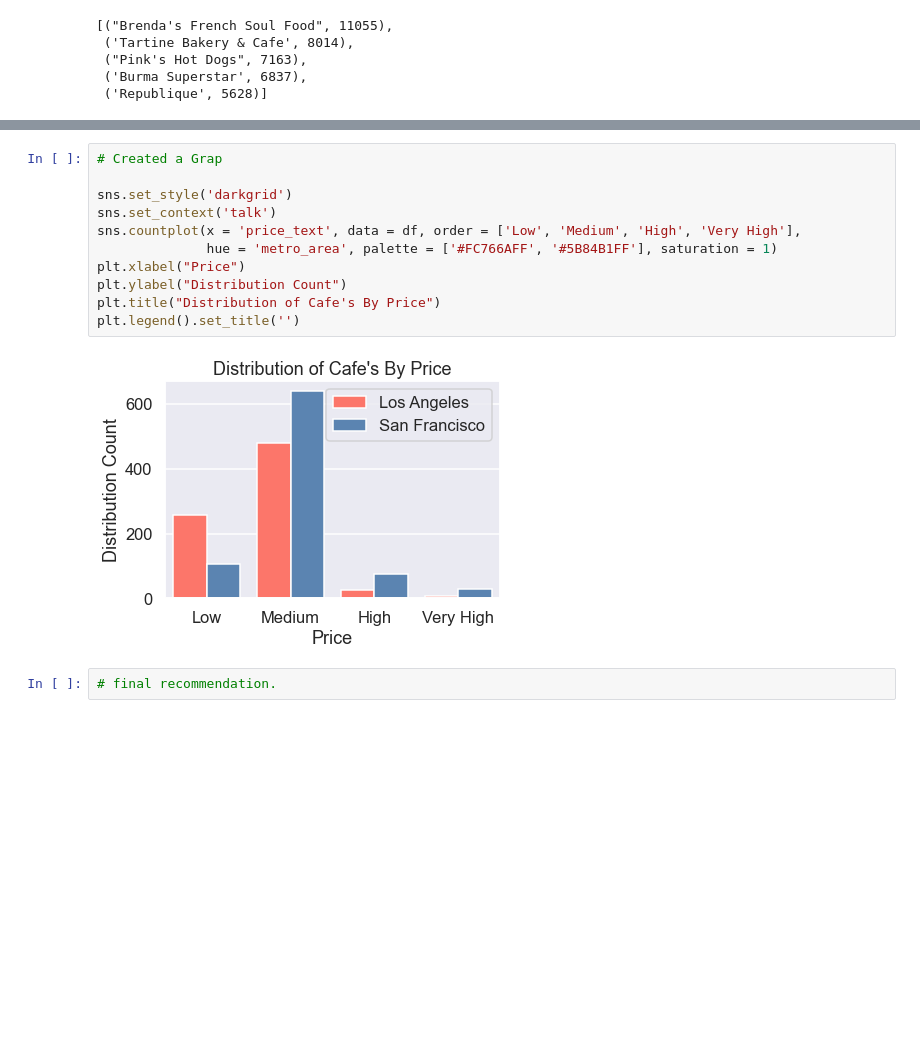
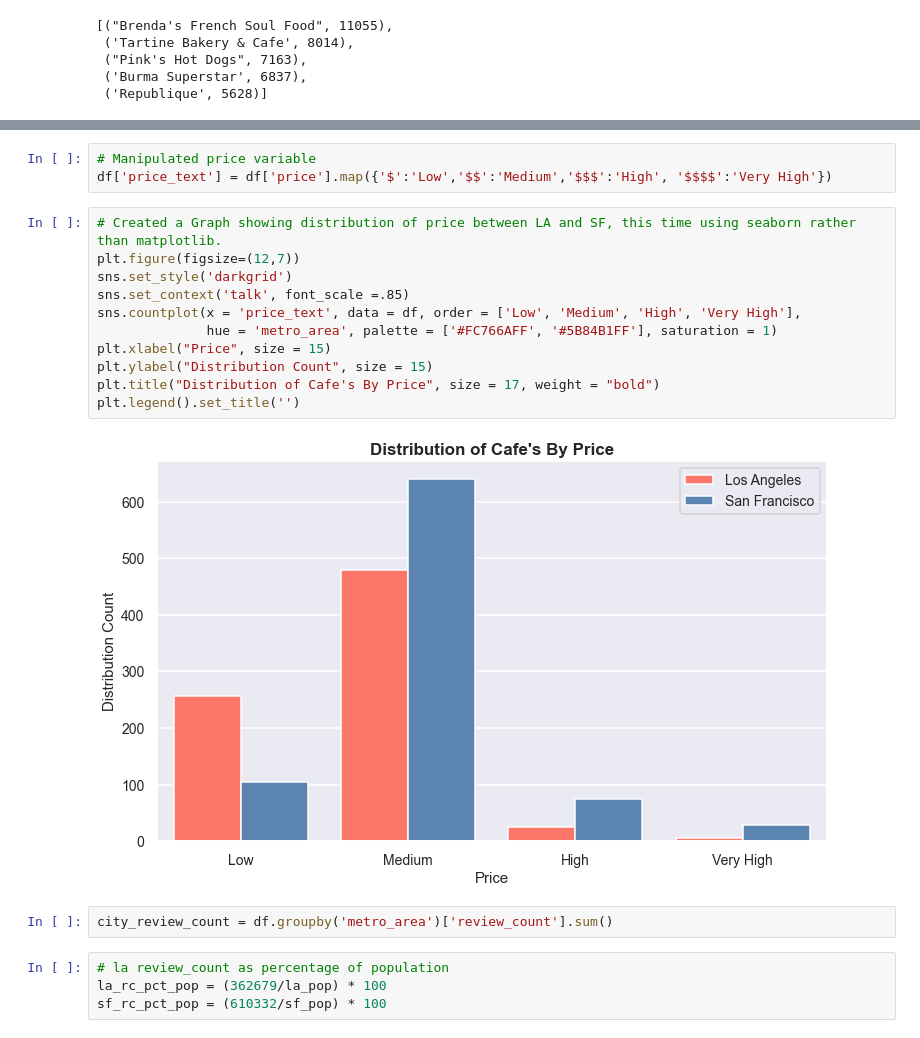
Before and after one commit to dawsonc96/YELP-Reviews-Project, a Jupyter notebook: yelp_setup.ipynb, the cells around one changed output, grey strips where cells are left out. Saved outputs shown, nothing was run; the diff lists cells and outputs as text; blank space fills up the shorter version.

```diff
--- a/yelp_setup.ipynb
+++ b/yelp_setup.ipynb
@@ -457,15 +429,22 @@ plt.show()
+# %%
+# Manipulated price variable
+df['price_text'] = df['price'].map({'$':'Low','$$':'Medium','$$$':'High', '$$$$':'Very High'})
 # %%
-# Created a Grap
-
+# Created a Graph showing distribution of price between LA and SF, this time using seaborn rather than matplotlib.
+plt.figure(figsize=(12,7))
 sns.set_style('darkgrid')
-sns.set_context('talk')
+sns.set_context('talk', font_scale =.85)
 sns.countplot(x = 'price_text', data = df, order = ['Low', 'Medium', 'High', 'Very High'],
               hue = 'metro_area', palette = ['#FC766AFF', '#5B84B1FF'], saturation = 1)
-plt.xlabel("Price")
-plt.ylabel("Distribution Count")
-plt.title("Distribution of Cafe's By Price")
+plt.xlabel("Price", size = 15)
+plt.ylabel("Distribution Count", size = 15)
+plt.title("Distribution of Cafe's By Price", size = 17, weight = "bold")
 plt.legend().set_title('')
 # %% [output]
-[figure, old version]
+[figure, new version]
-# %%
-# final recommendation.
+# %%
+city_review_count = df.groupby('metro_area')['review_count'].sum()
+# %%
+# la review_count as percentage of population
+la_rc_pct_pop = (362679/la_pop) * 100
+sf_rc_pct_pop = (610332/sf_pop) * 100
```
Also changed, not shown: parts of 19 cells of this notebook.
